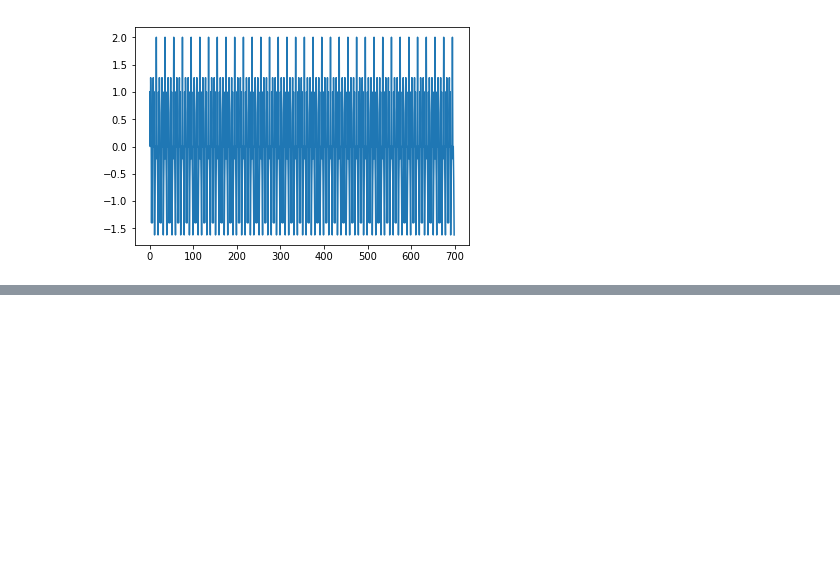
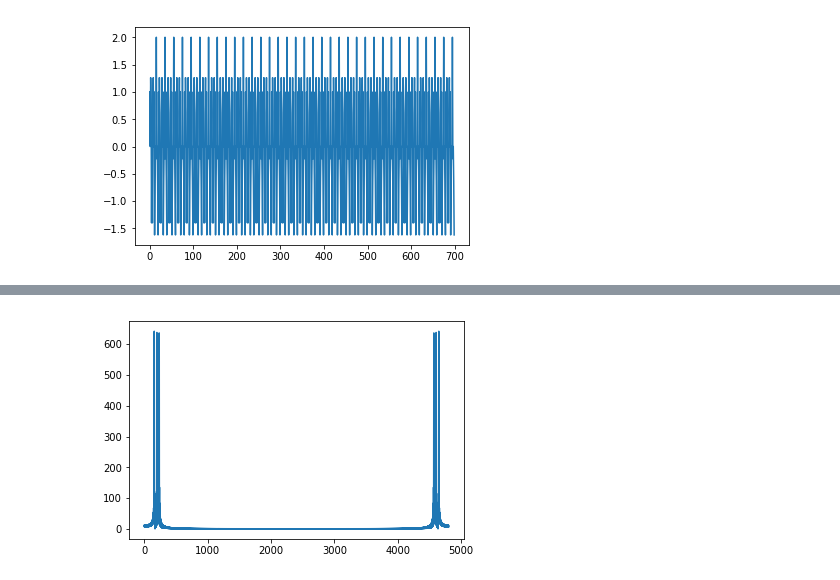
Before and after one commit to tsato-code/AudioSignalProcessing, a Jupyter notebook: AudioSignalProcessing.ipynb, the cells around one changed output, grey strips where cells are left out. Drawn from its saved outputs; the diff is of its cells as text; code cells hidden in the pictures; blank space fills up the shorter version.

```diff
--- a/AudioSignalProcessing.ipynb
+++ b/AudioSignalProcessing.ipynb
@@ -123,0 +165,8 @@ plt.show()
+# %%
+# フレーム処理
+y,fs = cis.wavread('audio/domiso.wav')
+plt.plot(np.abs(sfft.fft(y)))
+plt.show()
+cis.audioplay(y,fs)
+# %% [output]
+[figure, added]
```
Also changed, not shown: parts of 12 cells of this notebook, 1 other file.
